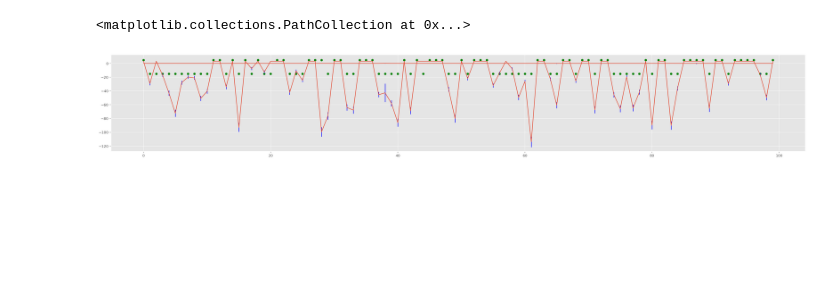
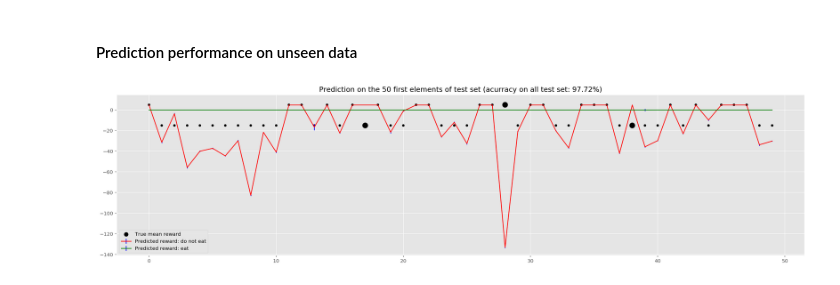
Before and after one commit to WayneDW/MVA_BayesianBackprop, a Jupyter notebook: RL.ipynb, the cells around one changed output. Cells and saved outputs as stored; diff of their text form; code cells hidden in the pictures; blank space fills up the shorter version.

```diff
--- a/RL.ipynb
+++ b/RL.ipynb
@@ -47,5 +27,4 @@ train_df, test_df = mushroom_df[:train_size], mushroom_df[train_size:]
 # %%
-train_X, train_y = train_df.iloc[:, :-1].to_numpy(), train_df['class'].to_numpy()
-test_X, test_y = test_df.iloc[:, :-1].to_numpy(), test_df['class'].to_numpy()
+mushroom_df, train_X, train_y, test_X, test_y = mushroom_utils.load_mushroom(train_frac=0.8)
 dim_input = train_X.shape[1]
 dim_action_space = 2
@@ -150,7 +110,12 @@ plt.show()
 # %%
-prior_parameters = {'sigma1': np.exp(0), 'sigma2': np.exp(-6), 'pi': 0.5}
-net = bb_net_rl.BayesBackpropRLNet(100, dim_input, dim_action_space, prior_parameters, sigma=0.02)
-agent_bb = rl_utils.AgentBBNet(net, sample=2)
-rl_reg = bb_net_rl.BayesRLReg(X_train_tensor, y_train_tensor, agent_bb, buffer_size=4096, minibatch_size=64, burn_in=500)
-optimizer = torch.optim.Adam(net.parameters(), lr=0.01, weight_decay=1e-6)
-rl_reg.train(20000, optimizer)
+regs_bayes = np.zeros((n_runs, nb_episodes + 1))
+prior_parameters = {'sigma1': 1, 'sigma2': np.exp(-6), 'pi': 0.5}
+for run in range(n_runs):
+    print(f'Sample {run:2d} / {n_runs:2d}')
+    bayes_net = bb_net_rl.BayesBackpropRLNet(100, dim_input, dim_action_space, prior_parameters, sigma=0.02)
+    agent_bb = rl_utils.AgentBBNet(bayes_net, sample=2)
+    rl_reg = bb_net_rl.BayesRLReg(X_train_tensor, y_train_tensor, agent_bb, buffer_size=4096, minibatch_size=64, burn_in=256)
+    optimizer = torch.optim.Adam(bayes_net.parameters(), lr=0.05, weight_decay=1e-6)
+    rl_reg.train(20000, optimizer)
+    regs_bayes[run] = rl_reg.hist['regret'].copy()
+    clear_output()
@@ -199,18 +145,30 @@ plt.scatter(np.arange(100), 1 - net(X_test_tensor).squeeze().detach().numpy()[:1
+# %% [markdown]
+#### Prediction performance on unseen data
 # %%
-plt.figure(figsize=(35, 5))
-N = 100
+plt.figure(figsize=(25, 6))
+N = 50
 MC = 100
+
+# Predicted rewards on 'do not eat' action
 estimates = np.zeros((MC, N))
 for i in range(MC):
-    estimates[i] = net(X_test_tensor).squeeze().detach().numpy()[:N, 1]
-plt.errorbar(np.arange(N), estimates.mean(axis=0), estimates.std(axis=0) * 3, ecolor='blue')
+    estimates[i] = bayes_net(X_test_tensor).squeeze().detach().numpy()[:N, 1]
+plt.errorbar(np.arange(N), estimates.mean(axis=0), estimates.std(axis=0) * 3, color='r', ecolor='blue', label='Predicted reward: do not eat')
 
+# Predicted rewards on 'eat' action
 estimates = np.zeros((MC, N))
 for i in range(MC):
-    estimates[i] = net(X_test_tensor).squeeze().detach().numpy()[:N, 0]
-plt.errorbar(np.arange(N), estimates.mean(axis=0), estimates.std(axis=0) * 3, ecolor='blue')
+    estimates[i] = bayes_net(X_test_tensor).squeeze().detach().numpy()[:N, 0]
+plt.errorbar(np.arange(N), estimates.mean(axis=0), estimates.std(axis=0) * 3, color='g', ecolor='blue', label='Predicted reward: eat')
 
-plt.scatter(np.arange(100), - test_y[:100] * 20 + 5, c='g')
+# Class prediction: edible / poisonous
+preds = 1 - bayes_net(X_test_tensor).squeeze().detach().numpy().argmax(axis=1)
+S = 20 + 100 * (preds != test_y)
+
+plt.scatter(np.arange(N), - test_y[:N] * 20 + 5, c='k', s=S[:N], label='True mean reward')
+plt.legend()
+acc = np.mean(bayes_net(X_test_tensor).squeeze().argmax(axis=1).numpy() == 1 - test_y)
+plt.title(f'Prediction on the {N} first elements of test set (acurracy on all test set: {acc * 100:2.2f}%)')
+plt.show()
 # %% [output]
-<matplotlib.collections.PathCollection at 0x...>
-[figure, old version]
+[figure, new version]
```
Also changed, not shown: parts of 25 cells of this notebook, 10 other files.
